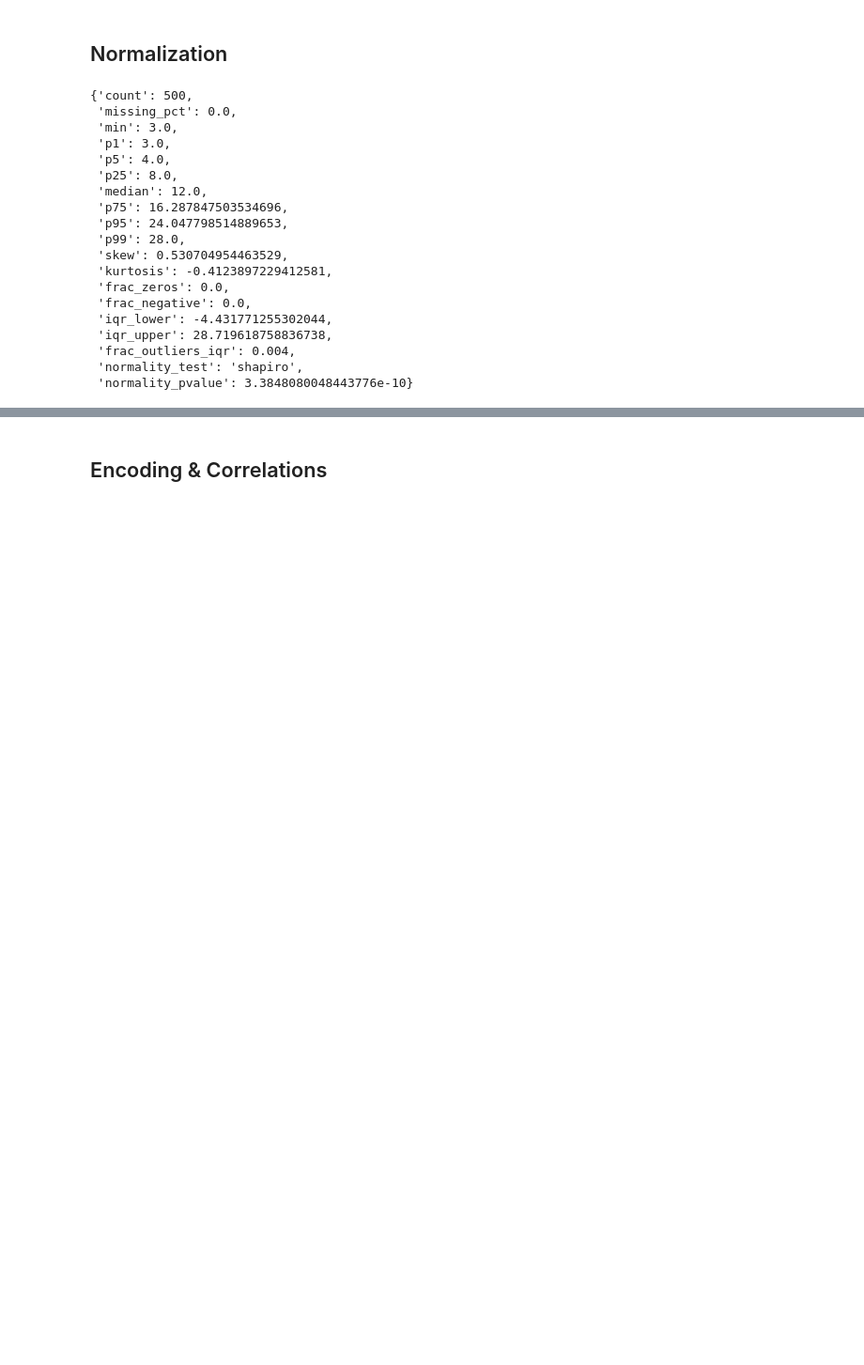
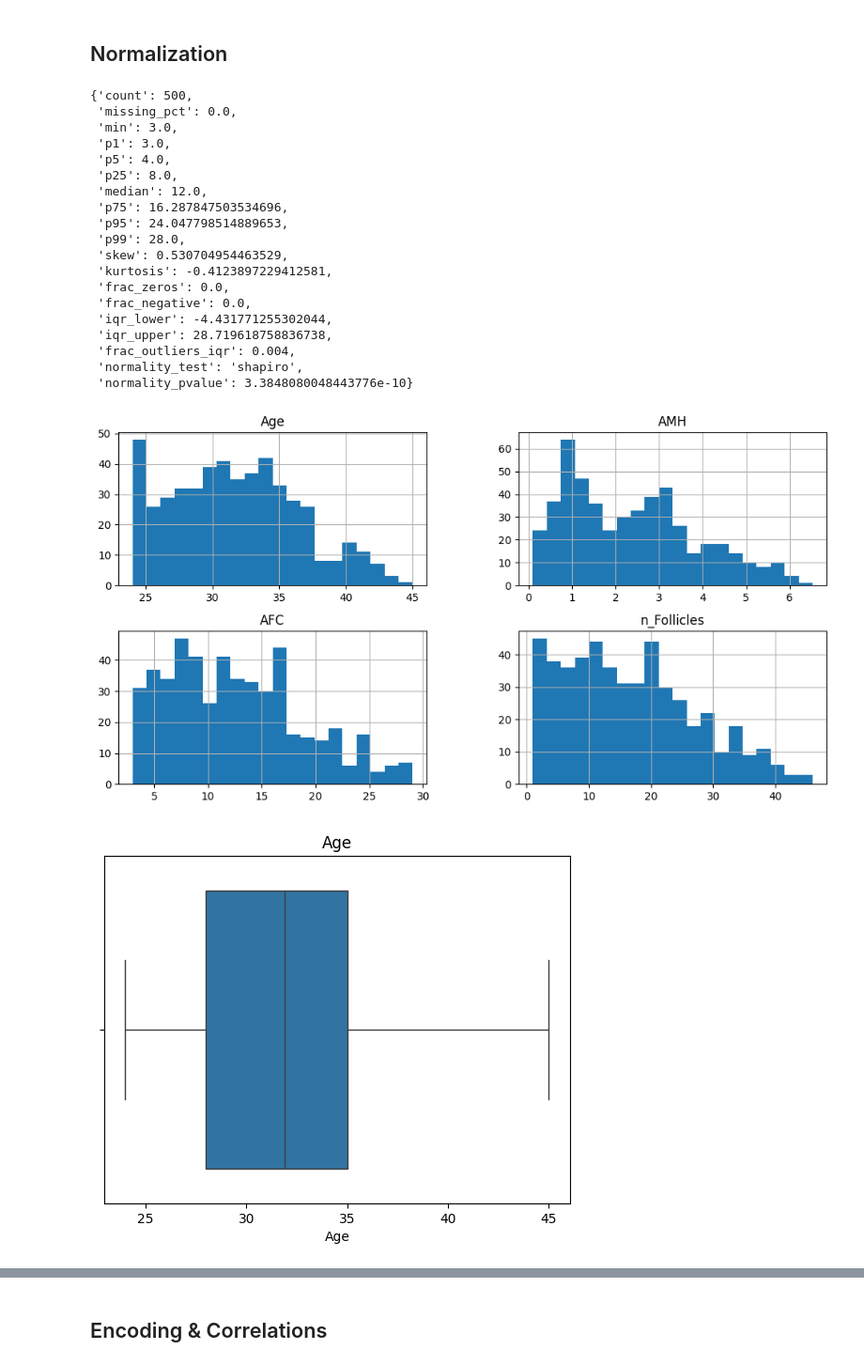
Before and after one commit to Iyed0092/ivf-response-prediction, a Jupyter notebook: Full Workshop.ipynb, the cells around one changed output, grey strips where cells are left out. Shown at 94% size. Drawn from its saved outputs; the diff is of its cells as text; code cells hidden in the pictures; blank space fills up the shorter version.

```diff
--- a/Full Workshop.ipynb
+++ b/Full Workshop.ipynb
@@ -466,3 +457,19 @@ column_diagnostics(patients, "AFC")
  'frac_outliers_iqr': 0.004,
  'normality_test': 'shapiro',
  'normality_pvalue': 3.3848080048443776e-10}
+# %%
+import seaborn as sns
+import matplotlib.pyplot as plt
+
+
+numeric_cols = ["Age", "AMH", "AFC", "n_Follicles"]
+patients_before_normalization[numeric_cols].hist(bins=20, figsize=(12,6))
+plt.show()
+
+for col in numeric_cols:
+    sns.boxplot(x=patients_before_normalization[col])
+    plt.title(col)
+    plt.show()
+# %% [output]
+[figure, added]
+[figure, added]
```
Also changed, not shown: parts of 18 cells of this notebook, 1 other file.
